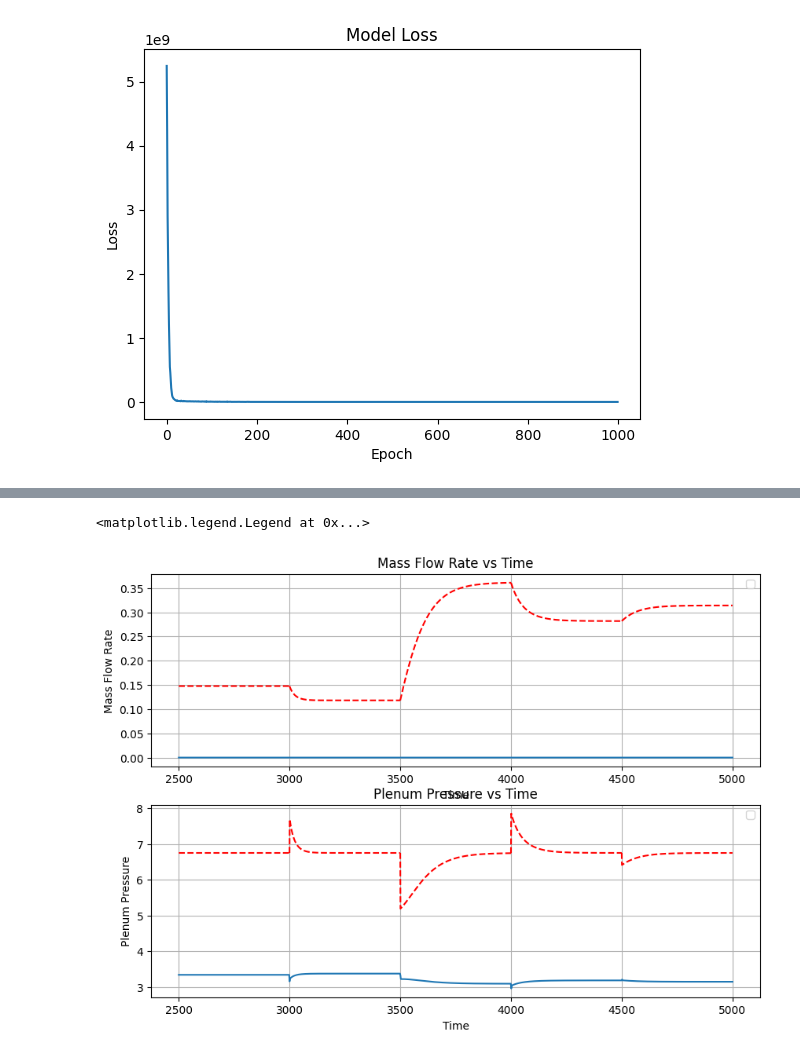
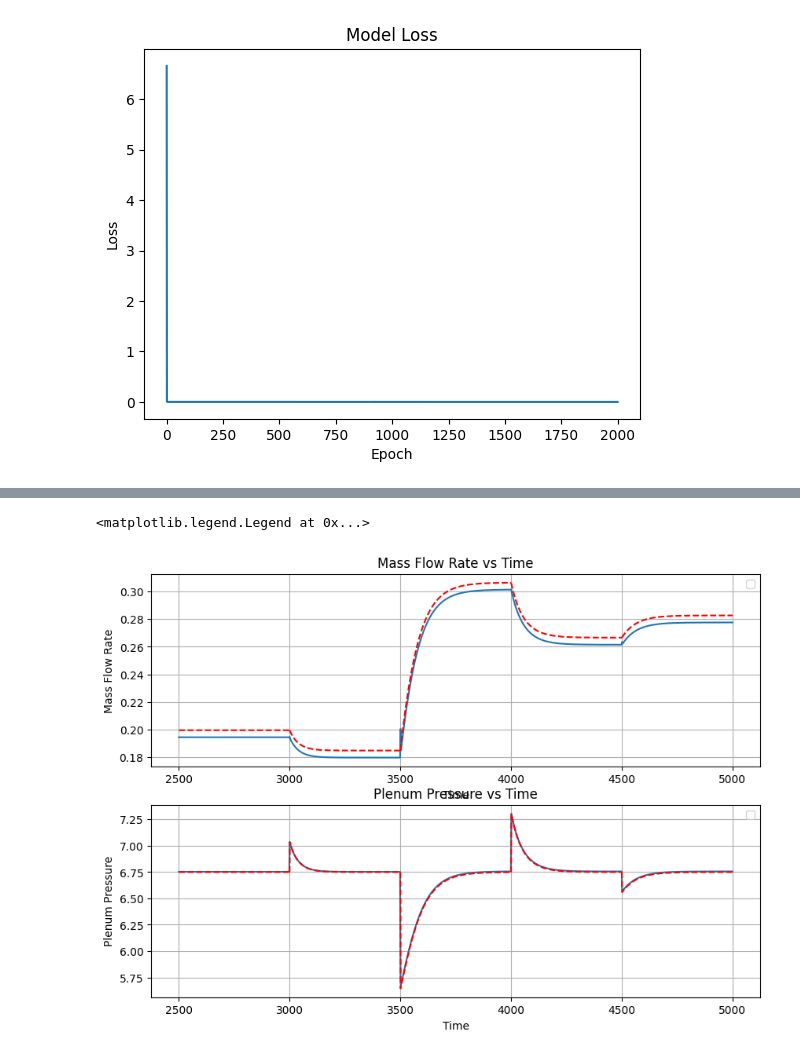
Before and after one commit to MMatheusB/UFBA, a Jupyter notebook: Sistema_Compressao/PINN.ipynb, the cells around one changed output, grey strips where cells are left out. Cells and saved outputs as stored; diff of their text form; code cells hidden in the pictures.

```diff
--- a/Sistema_Compressao/PINN.ipynb
+++ b/Sistema_Compressao/PINN.ipynb
@@ -203,0 +234,19 @@ Epoch 1000/1000
+# %%
+model = create_model(0.0006561248259229286, 40)
+
+
+
+early_stopping = keras.callbacks.EarlyStopping(
+    monitor='loss',
+    patience=1000,
+    restore_best_weights=True
+)
+
+reduce_lr = tf.keras.callbacks.ReduceLROnPlateau(
+    monitor='val_loss',
+    factor=0.5,
+    patience=100,
+    min_lr=1e-6
+)
+
+history = model.fit(X_train, y_train, epochs=2000, verbose=1, batch_size=24, callbacks= [early_stopping, reduce_lr])
@@ -216,12 +291,11 @@ interval2 = [np.linspace(2500, 5000, 1250)]
 prediction = model.predict(x_test)
 print(prediction.shape)
 
-# Extract mass and pressure from prediction
+# Extraindo da Predicao
 
-mass = prediction[:,:,0]
-pressure = prediction[:, :,1]
-mass = tf.reshape(mass, [-1])
-pressure = tf.reshape([pressure], [-1])
+mass = prediction[:,-1,0]
+
+pressure = prediction[:, -1,1]
 
 # Cria uma figura com subplots
 fig, axs = plt.subplots(2, 1, figsize=(10, 7), )
@@ -247,4 +321,4 @@ axs[1].set_ylabel('Plenum Pressure')
 axs[1].set_title('Plenum Pressure vs Time')
 axs[1].legend()
 # %% [output]
-[figure, old version]
+[figure, new version]
@@ -253,2 +327,2 @@ axs[1].legend()
 <matplotlib.legend.Legend at 0x...>
-[figure, old version]
+[figure, new version]
```
Also changed, not shown: parts of 10 cells of this notebook.
